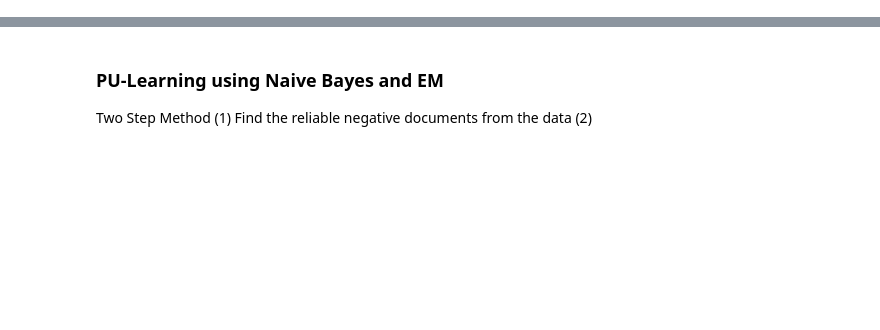
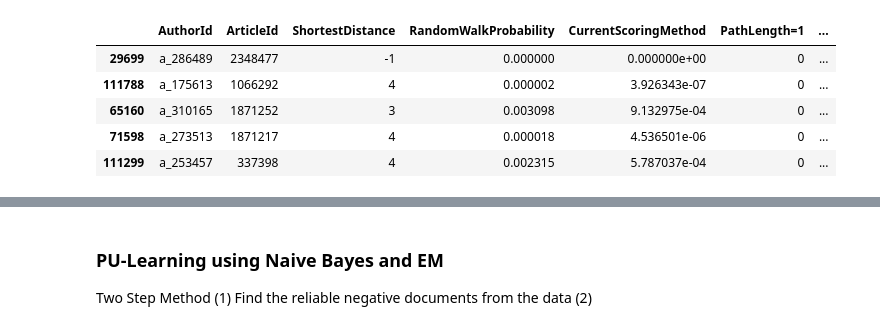
Before and after one commit to anwarsk/Graph-Mining-Project, a Jupyter notebook: python-notebooks/PU_Learning.ipynb, the cells around one changed output, grey strips where cells are left out. Cells and saved outputs as stored; diff of their text form; code cells hidden in the pictures; blank space fills up the shorter version.

```diff
--- a/python-notebooks/PU_Learning.ipynb
+++ b/python-notebooks/PU_Learning.ipynb
@@ -147,0 +180,11 @@ class PUAdapter(object):
+# %%
+X_unlabled = unlabled_cases.sample(8000)
+# %%
+X_unlabled.head()
+# %% [output]
+|  | AuthorId | ArticleId | ShortestDistance | RandomWalkProbability | CurrentScoringMethod | PathLength=1 | ... |
+| 29699 | a_286489 | 2348477 | -1 | 0.000000 | 0.000000e+00 | 0 | ... |
+| 111788 | a_175613 | 1066292 | 4 | 0.000002 | 3.926343e-07 | 0 | ... |
+| 65160 | a_310165 | 1871252 | 3 | 0.003098 | 9.132975e-04 | 0 | ... |
+| 71598 | a_273513 | 1871217 | 4 | 0.000018 | 4.536501e-06 | 0 | ... |
+| 111299 | a_253457 | 337398 | 4 | 0.002315 | 5.787037e-04 | 0 | ... |
```
Also changed, not shown: parts of 51 cells of this notebook.
